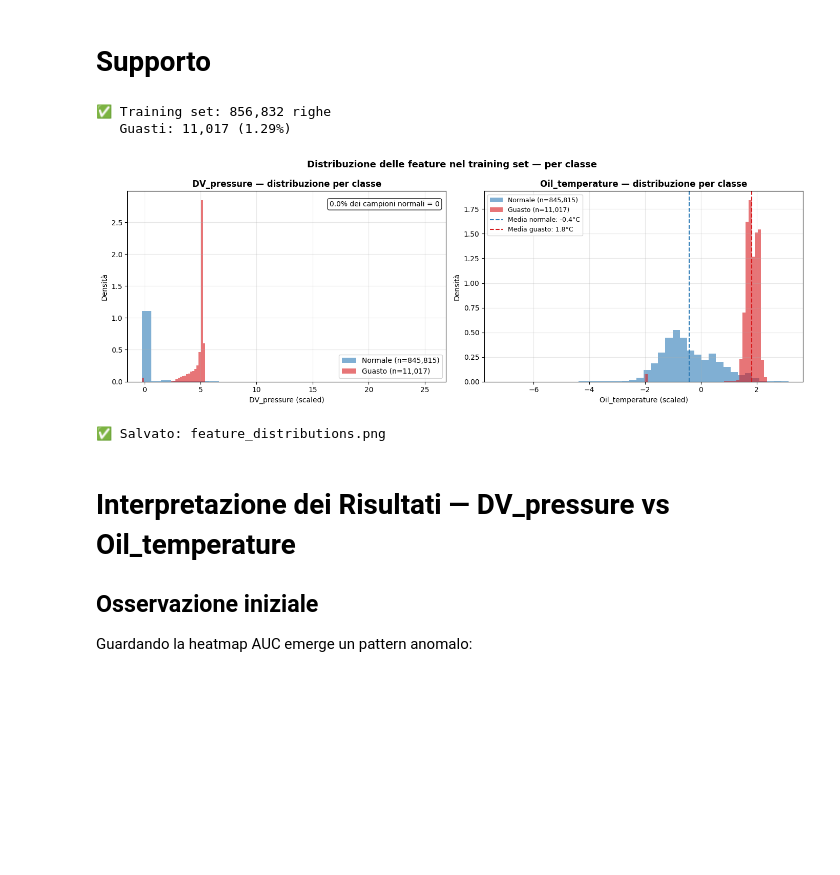
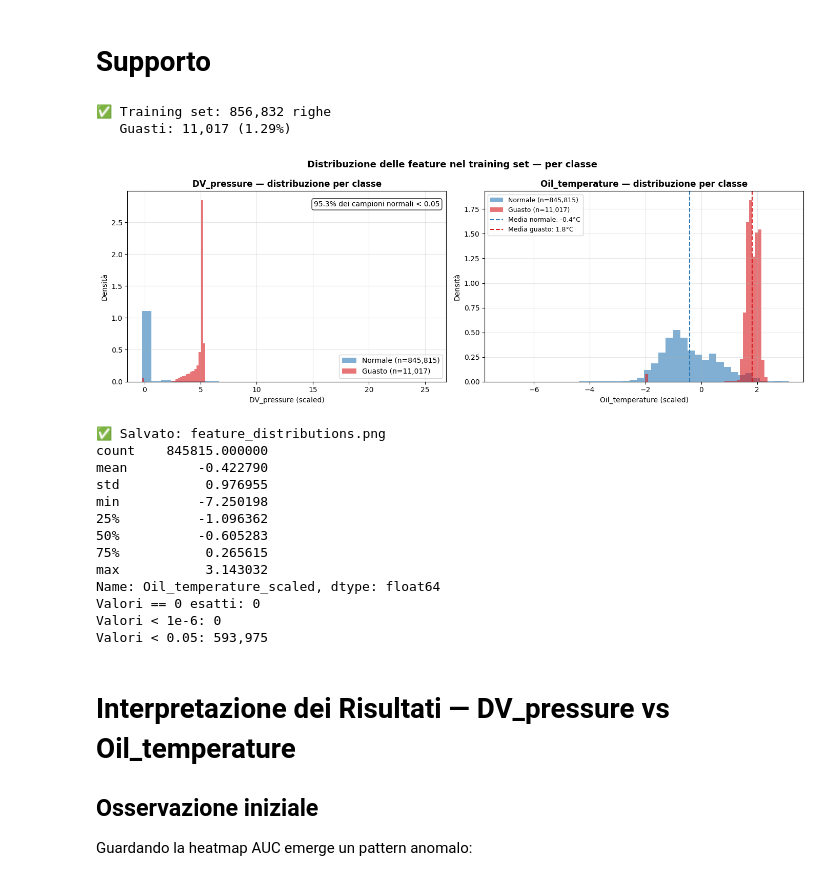
Before and after one commit to Code-Dani/Master-thesis, a Jupyter notebook: notebook/Results/mpl_result_analysis.ipynb, the cells around one changed output. Saved outputs shown, nothing was run; the diff lists cells and outputs as text; code cells hidden in the pictures; blank space fills up the shorter version.

```diff
--- a/notebook/Results/mpl_result_analysis.ipynb
+++ b/notebook/Results/mpl_result_analysis.ipynb
@@ -517,7 +517,7 @@ Duplicated    All features     50%  0.9746 ± 0.0023   0.9549 ± 0.0067
 import pandas as pd
 import matplotlib.pyplot as plt
 
-DATASET_PATH = "../Dataset/MetroDT_Modified.parquet"
+DATASET_PATH = r"D:\Users\satri\Downloads\MetroDT_Modified.parquet"
 PLOTS_PATH   = "PLOTS"
 
 # Caricamento con pandas — solo le colonne necessarie
@@ -544,43 +544,60 @@ ax.set_ylabel('Densità')
 ax.legend()
 ax.grid(True, alpha=0.3)
 
-pct_zero = (normal == 0).sum() / len(normal) * 100
-ax.text(0.98, 0.95, f'{pct_zero:.1f}% dei campioni normali = 0',
+threshold = 0.05  # adatta in base alla scala dei tuoi dati
+pct_zero = (normal < threshold).sum() / len(normal) * 100
+ax.text(0.98, 0.95, f'{pct_zero:.1f}% dei campioni normali < {threshold}',
         transform=ax.transAxes, ha='right', va='top',
         bbox=dict(boxstyle='round', facecolor='white', alpha=0.8), fontsize=10)
 
 # ── Oil_temperature ───────────────────────────────────────────────────────
 ax = axes[1]
 
 # e per Oil:
 normal = train_pd[train_pd['target'] == 0]['Oil_temperature_scaled']
 fault  = train_pd[train_pd['target'] == 1]['Oil_temperature_scaled']
 
 ax.hist(normal, bins=40, alpha=0.6, color='#2c7bb6', label=f'Normale (n={len(normal):,})', density=True)
 ax.hist(fault,  bins=40, alpha=0.6, color='#d7191c', label=f'Guasto (n={len(fault):,})',   density=True)
 ax.set_title('Oil_temperature — distribuzione per classe', fontsize=12, fontweight='bold')
 ax.set_xlabel('Oil_temperature (scaled)')
 ax.set_ylabel('Densità')
 ax.legend()
 ax.grid(True, alpha=0.3)
 
 mean_normal = normal.mean()
 mean_fault  = fault.mean()
 ax.axvline(mean_normal, color='#2c7bb6', linestyle='--', linewidth=1.5, label=f'Media normale: {mean_normal:.1f}°C')
 ax.axvline(mean_fault,  color='#d7191c', linestyle='--', linewidth=1.5, label=f'Media guasto: {mean_fault:.1f}°C')
 ax.legend(fontsize=9)
 
 plt.suptitle('Distribuzione delle feature nel training set — per classe',
              fontsize=13, fontweight='bold')
 plt.tight_layout()
 plt.savefig(f'{PLOTS_PATH}/feature_distributions.png', dpi=150, bbox_inches='tight')
 plt.show()
 print("✅ Salvato: feature_distributions.png")
+print(normal.describe())
+print(f"Valori == 0 esatti: {(normal == 0).sum():,}")
+print(f"Valori < 1e-6: {(normal.abs() < 1e-6).sum():,}")
+print(f"Valori < 0.05: {(normal < 0.05).sum():,}")
 # %% [output]
 ✅ Training set: 856,832 righe
    Guasti: 11,017 (1.29%)
-[figure, old version]
+[figure, new version]
 ✅ Salvato: feature_distributions.png
+count    845815.000000
+mean         -0.422790
+std           0.976955
+min          -7.250198
+25%          -1.096362
+50%          -0.605283
+75%           0.265615
+max           3.143032
+Name: Oil_temperature_scaled, dtype: float64
+Valori == 0 esatti: 0
+Valori < 1e-6: 0
+Valori < 0.05: 593,975
 # %% [markdown]
 # Interpretazione dei Risultati — DV_pressure vs Oil_temperature
 
```
Also changed, not shown: parts of 2 cells of this notebook, 1 other file.
